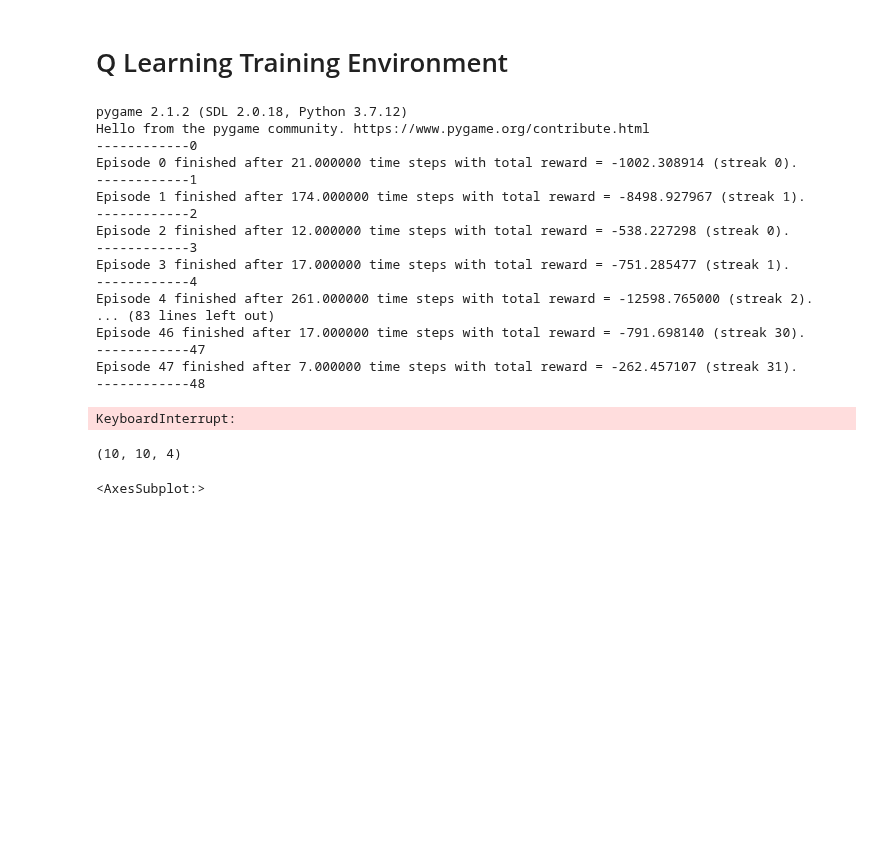
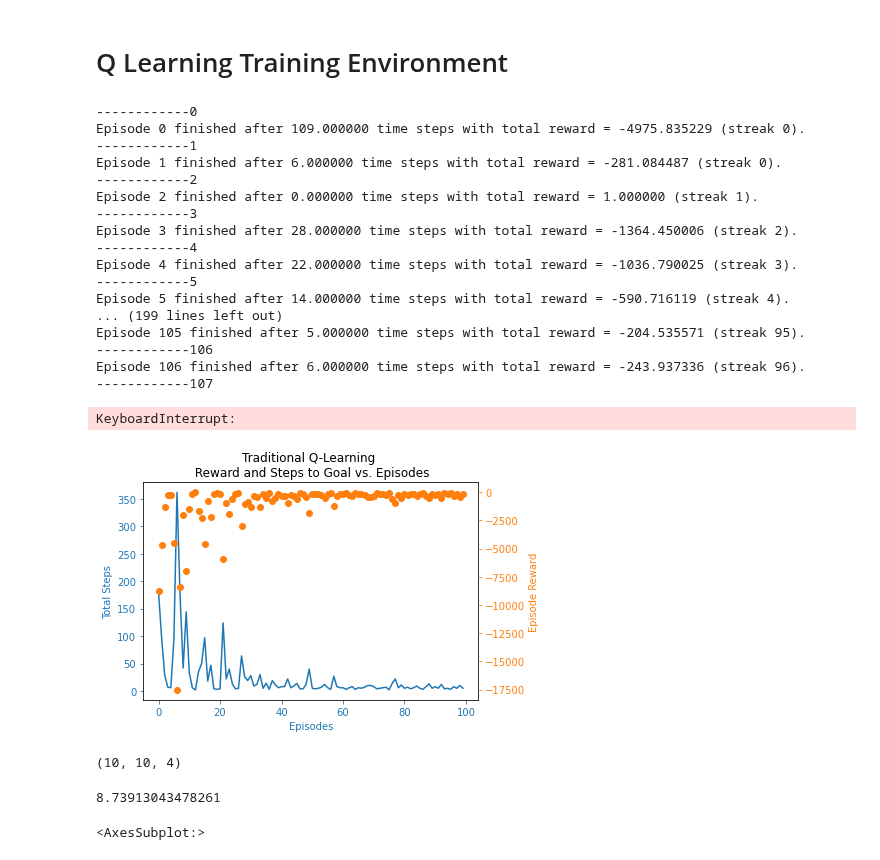
Before and after one commit to aasong113/CT_View_Planning_DeepRL, a Jupyter notebook: gym-child_thresholded_NN/torch_DQN.ipynb, the cells around one changed output. Drawn from its saved outputs; the diff is of its cells as text; code cells hidden in the pictures; blank space fills up the shorter version.

Commit message:
making graphs

```diff
--- a/gym-child_thresholded_NN/torch_DQN.ipynb
+++ b/gym-child_thresholded_NN/torch_DQN.ipynb
@@ -36,7 +36,7 @@ def get_learning_rate(t,min_learning_rate,decay_fact):
     return max(min_learning_rate, min(0.8, 1.0 - math.log10((t+1)/decay_fact)))
 # %%
 # variables:
-neps = 20
+neps = 100
 tstep = 200
 min_explore_rate = 0.001
 min_learning_rate = 0.2
@@ -86,6 +86,8 @@ def run_qlearn(env,q_table, explore_rate, learning_rate, neps=200,tstep=100):
     streak_to_end = 100
     solved_t = np.prod((9,9),dtype=int)
     decay_fact = np.prod((9,9),dtype=float)/10.0
+    num_steps = []
+    episode_reward = []
 
     for ep in range(neps):
         if ep == 0:
@@ -93,7 +95,8 @@ def run_qlearn(env,q_table, explore_rate, learning_rate, neps=200,tstep=100):
         obv = env.reset()
         print('------------'+str(ep))
         state_0 = state_to_bucket(obv,env)
-        total_reward = 0
+        total_reward = 0.0
+
 
         for t in range(tstep):
             # select best action and execute
@@ -117,12 +120,14 @@ def run_qlearn(env,q_table, explore_rate, learning_rate, neps=200,tstep=100):
             env.render()
             time.sleep(0.1)
 
-
             # update parameters
             #explore_rate = get_explore_rate(ep,min_explore_rate,decay_fact)
             #learning_rate = get_learning_rate(ep,min_learning_rate,decay_fact)
 
             if done:
+                episode_reward.append(total_reward)
+                num_steps.append(t+1)
+
                 time.sleep(1)
                 print("Episode %d finished after %f time steps with total reward = %f (streak %d)."
                       % (ep, t, total_reward, num_streaks))
@@ -144,36 +149,62 @@ def run_qlearn(env,q_table, explore_rate, learning_rate, neps=200,tstep=100):
         explore_rate = get_explore_rate(ep,0.001,decay_fact)
         learning_rate = get_learning_rate(ep,0.2,decay_fact)
 
-    return q_table
+    return q_table, num_steps, episode_reward
 # %%
 #Make Q Table
 q_table0 = np.zeros((9,9) + (4,), dtype=float)
 # %%
 # Run Training
-fin_q_table = run_qlearn(gym.make('maze-v0'),q_table0,explore_rate,learning_rate,neps=100,tstep=max_t)
+fin_q_table, num_steps, episode_reward  = run_qlearn(gym.make('maze-v0'),q_table0,explore_rate,learning_rate,neps=200,tstep=max_t)
 # %% [output]
-pygame 2.1.2 (SDL 2.0.18, Python 3.7.12)
-Hello from the pygame community. https://www.pygame.org/contribute.html
 ------------0
-Episode 0 finished after 21.000000 time steps with total reward = -1002.308914 (streak 0).
+Episode 0 finished after 109.000000 time steps with total reward = -4975.835229 (streak 0).
 ------------1
-Episode 1 finished after 174.000000 time steps with total reward = -8498.927967 (streak 1).
+Episode 1 finished after 6.000000 time steps with total reward = -281.084487 (streak 0).
 ------------2
-Episode 2 finished after 12.000000 time steps with total reward = -538.227298 (streak 0).
+Episode 2 finished after 0.000000 time steps with total reward = 1.000000 (streak 1).
 ------------3
-Episode 3 finished after 17.000000 time steps with total reward = -751.285477 (streak 1).
+Episode 3 finished after 28.000000 time steps with total reward = -1364.450006 (streak 2).
 ------------4
-Episode 4 finished after 261.000000 time steps with total reward = -12598.765000 (streak 2).
-... (83 lines left out)
-Episode 46 finished after 17.000000 time steps with total reward = -791.698140 (streak 30).
-------------47
-Episode 47 finished after 7.000000 time steps with total reward = -262.457107 (streak 31).
-------------48
+Episode 4 finished after 22.000000 time steps with total reward = -1036.790025 (streak 3).
+------------5
+Episode 5 finished after 14.000000 time steps with total reward = -590.716119 (streak 4).
+... (199 lines left out)
+Episode 105 finished after 5.000000 time steps with total reward = -204.535571 (streak 95).
+------------106
+Episode 106 finished after 6.000000 time steps with total reward = -243.937336 (streak 96).
+------------107
 KeyboardInterrupt:
+# %%
+import matplotlib.pyplot as plt
+# length = len(fit.history['nb_episode_steps'])
+length = 100
+fig = plt.figure()
+ax = fig.add_subplot(111, label="1")
+ax2 = fig.add_subplot(111, label="2", frame_on=False)
+ax.plot(range(length), num_steps[0:100], color="C0")
+ax.set_xlabel("Episodes", color="C0")
+ax.set_ylabel("Total Steps", color="C0")
+ax.tick_params(axis='x', colors="C0")
+ax.tick_params(axis='y', colors="C0")
+ax2.scatter(range(length), episode_reward[0:100], color="C1")
+ax2.axes.get_xaxis().set_visible(False)
+ax2.yaxis.tick_right()
+ax2.set_ylabel('Episode Reward', color="C1")
+ax2.yaxis.set_label_position('right')
+ax2.tick_params(axis='y', colors="C1")
+ax.set_title("Traditional Q-Learning \n Reward and Steps to Goal vs. Episodes")
+fig.savefig(f"Thresholded_Traditional_Q_learn_{length}eps")
+# %% [output]
+[figure, added]
 # %%
 fin_q_table.shape
 # %% [output]
 (10, 10, 4)
+# %%
+sum(num_steps[100::])/len(num_steps[100::])
+# %% [output]
+8.73913043478261
 # %%
 import matplotlib.pyplot as plt
 import seaborn as sns
```
Also changed, not shown: parts of 1 cell of this notebook, 2 other files.
